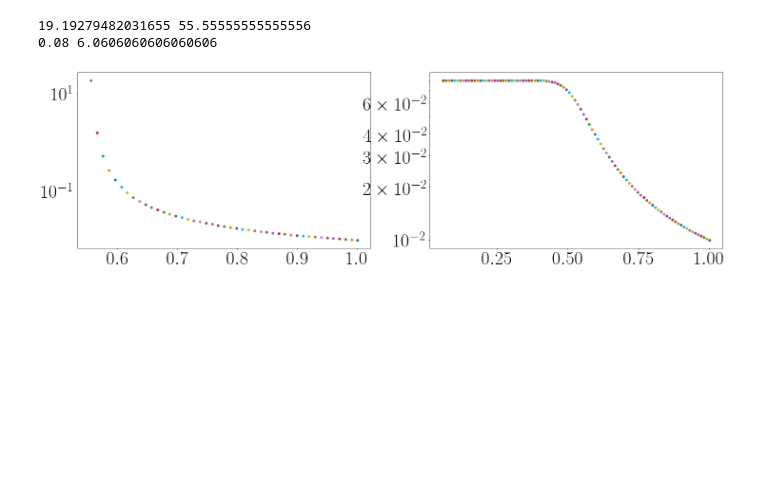
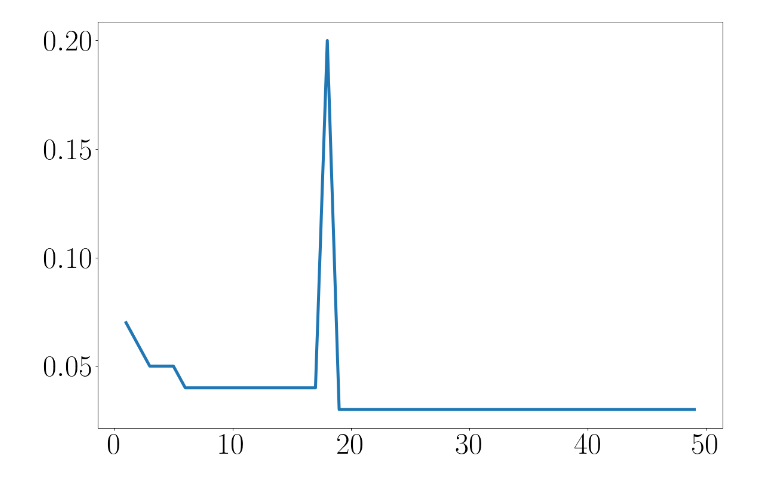
Before and after one commit to abhirup-m/Multichannel-Kondo-Project, a Jupyter notebook: rg_flow.ipynb, the cells around one changed output. Saved outputs shown, nothing was run; the diff lists cells and outputs as text; code cells hidden in the pictures; blank space fills up the shorter version.

```diff
--- a/rg_flow.ipynb
+++ b/rg_flow.ipynb
@@ -1,6 +1,7 @@
 # %%
 import numpy as np
 from tqdm import tqdm
+from multiprocessing import Pool
 import matplotlib
 from matplotlib import pyplot as plt
 plt.rc('font', size=50)          # controls default text sizes
@@ -10,8 +11,8 @@ plt.rc('legend', fontsize=40)    # legend fontsize
 plt.rc('lines', markersize = 10)
 
 matplotlib.rcParams['text.usetex'] = True
-plt.rcParams["figure.figsize"]= 20, 14
-plt.rcParams['figure.dpi'] = 40
+plt.rcParams["figure.figsize"]= 15, 10
+plt.rcParams['figure.dpi'] = 90
 matplotlib.rcParams['lines.linewidth'] = 4
 plt.rcParams['axes.grid'] = False
 plt.rcParams['axes.grid.which'] = "both"
@@ -21,41 +22,33 @@ def rg(J,Dj,Nj,nj,K,w):
     if K == 1:
         return J**2 * nj * 2 * (Dj - 2*w) / ((Dj - 2*w)**2 - J**2 / 4)
     else:
-        return J**2 * nj * 2 * (Dj - 2*w) / ((Dj - 2*w)**2 - J**2 / 4) - (1/4)*J**3 * nj * Nj * K / ((Dj - 2*w)**2 - J**2 / 4)
+        return J**2 * nj * (2 * (Dj - 2*w) - J * Nj * K / 2) / ((Dj - 2*w)**2 - J**2 / 4)
 # %%
-D0 = 1
+D0 = 50
+deltaD = 0.01
+D = np.arange(D0, 0, -deltaD)
+rho = 1
 K = 2
-nj = 2
-N = 100
-Nmax = 30000
-D = D0*np.linspace(N-1,0,N)/(N-1)
-fig, ax = plt.subplots(1,2)
-ind = 0
-for K in [1, 2]:
-    J = D0/100
-    sig1 = sig2 = 0
-    for Dj in D:
-        Nj = Dj * N / D0
-        w = -Dj/2
-        ax[ind].scatter(Dj/D0, J, marker='.')
-        if sig1 == 0:
-            sig1 = 2*(Dj - 2*w) - J*K*Nj/4
-            sig2 = (Dj - 2*w)**2 - J**2 / 4
-            if sig1 * sig2 == 0:
+
+def get_min_rho(J):
+    rho = 0
+    while True:
+        rho += 0.01
+        nj = rho * deltaD
+        for Dj in D:
+            w = -Dj/2
+            sig = (Dj - 2*w)**2 - J**2/4
+            Nj = rho * Dj
+            J += rg(J,Dj,Nj,nj,K,w)
+            if sig * ((Dj - 2*w)**2 - J**2/4) <= 0:
                 break
-        else:
-            if sig2 * ((Dj - 2*w)**2 - J**2 / 4) <= 0:
-                break
-            sig1 *= 2*(Dj - 2*w) - J*K*Nj/4
-            sig2 *= (Dj - 2*w)**2 - J**2 / 4
-        J += rg(J,Dj,Nj,nj,K,w)
+            elif J >= 8/(K*rho):
+                return rho
 
-    print (J, Nj)
-    ax[ind].set_yscale("log")
-    ind += 1
+J_range = np.arange(D0/50, D0, D0/50)
+rho_min = list(tqdm(Pool().imap(get_min_rho, J_range), total=len(J_range)))
+plt.plot(J_range, rho_min)
 plt.show()
 # %% [output]
-19.19279482031655 55.55555555555556
-0.08 6.0606060606060606
-[figure, old version]
+[figure, new version]
 # %%
```
Also changed, not shown: parts of 1 cell of this notebook, 14 other files.
